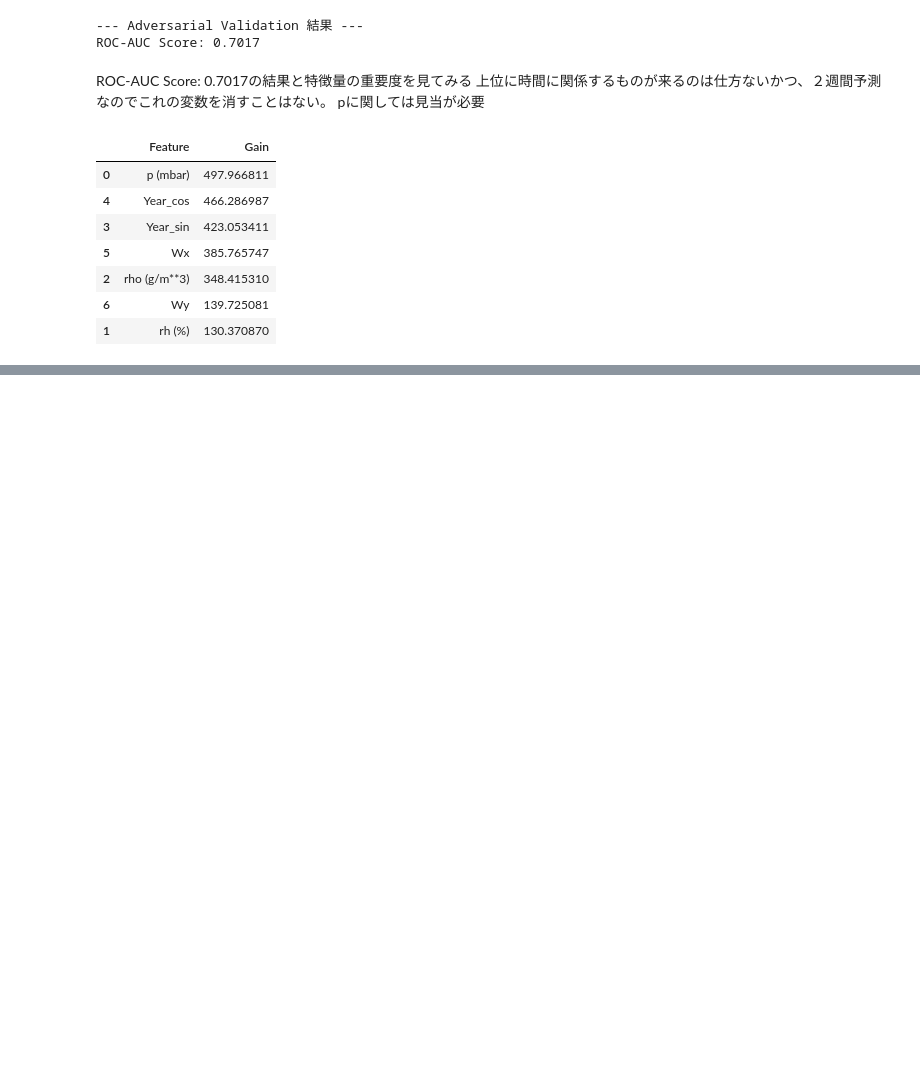
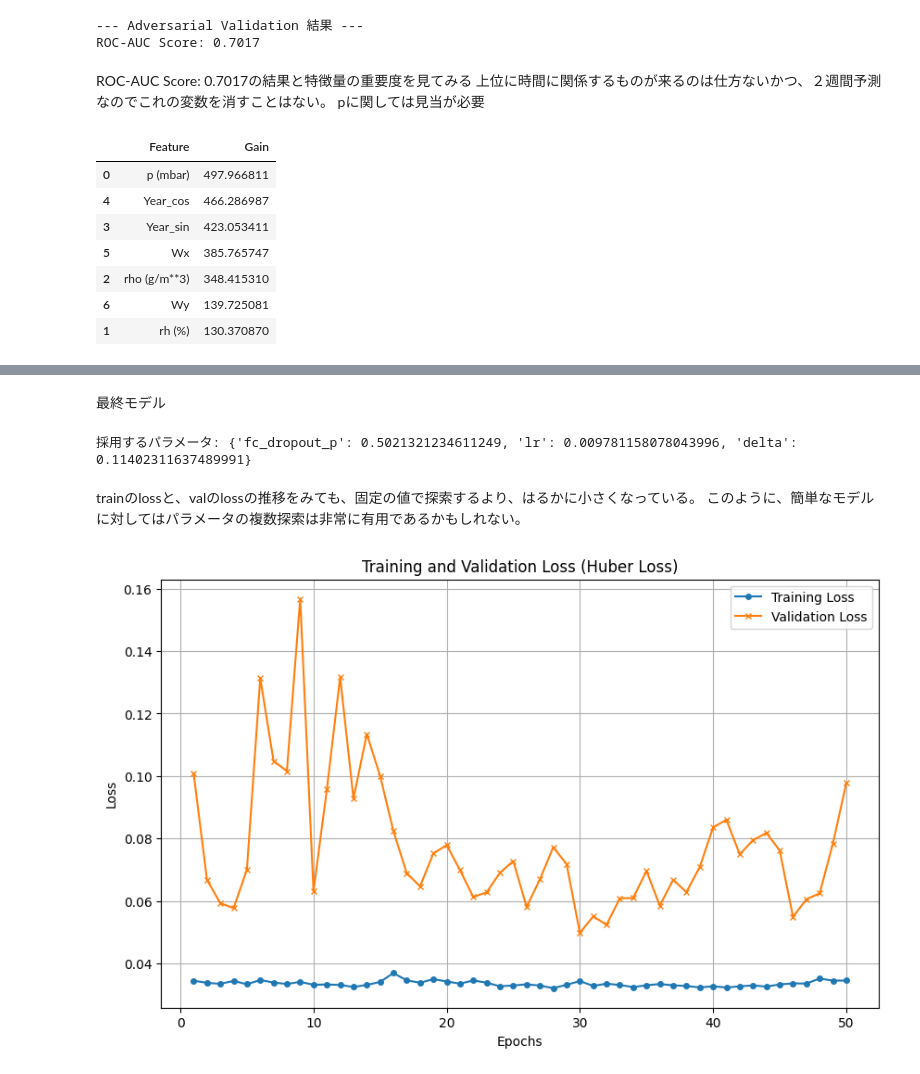
Before and after one commit to popo0967/my-frist-repository, a Jupyter notebook: optuna/optuna.ipynb, the cells around one changed output, grey strips where cells are left out. Saved outputs shown, nothing was run; the diff lists cells and outputs as text; code cells hidden in the pictures; blank space fills up the shorter version.

```diff
--- a/optuna/optuna.ipynb
+++ b/optuna/optuna.ipynb
@@ -202,0 +329,15 @@ df_importance.head(10)
+# %% [markdown]
+最終モデル
+# %%
+best_params = study.best_params
+print("採用するパラメータ:", best_params)
+
+best_lr = best_params['lr']
+best_delta = best_params['delta']
+best_dropout = best_params['fc_dropout_p']
+
+final_model = time_NN_1(in_cha=8, conv_cha=32, fc_dropout_p=best_dropout).to("cuda")
+final_loss_fn = nn.HuberLoss(delta=best_delta)
+final_optimizer = optim.Adam(final_model.parameters(), lr=best_lr)
+# %% [output]
+採用するパラメータ: {'fc_dropout_p': 0.5021321234611249, 'lr': 0.009781158078043996, 'delta': 0.11402311637489991}
@@ -202,0 +382,17 @@ df_importance.head(10)
+# %% [markdown]
+trainのlossと、valのlossの推移をみても、固定の値で探索するより、はるかに小さくなっている。
+このように、簡単なモデルに対してはパラメータの複数探索は非常に有用であるかもしれない。
+# %%
+plt.figure(figsize=(10, 6))
+epochs = range(1, epoch + 1)
+plt.plot(epochs, train_losss2, label='Training Loss', marker='o', markersize=4)
+plt.plot(epochs, val_losss2, label='Validation Loss', marker='x', markersize=4)
+plt.title('Training and Validation Loss (Huber Loss)')
+plt.xlabel('Epochs')
+plt.ylabel('Loss')
+plt.legend()
+plt.grid(True)
+
+plt.show()
+# %% [output]
+[figure, added]
```
Also changed, not shown: parts of 5 cells of this notebook, 1 other file.
